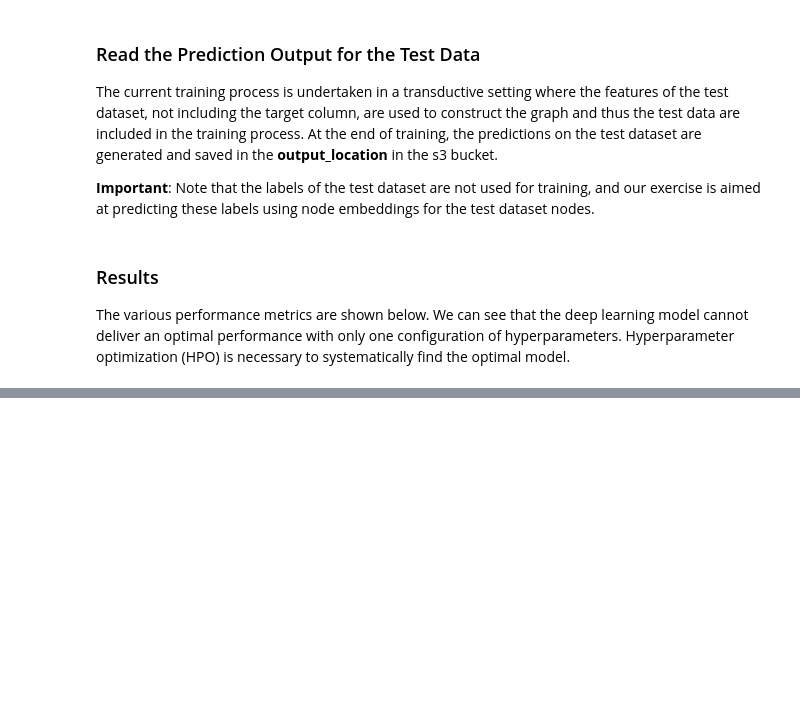
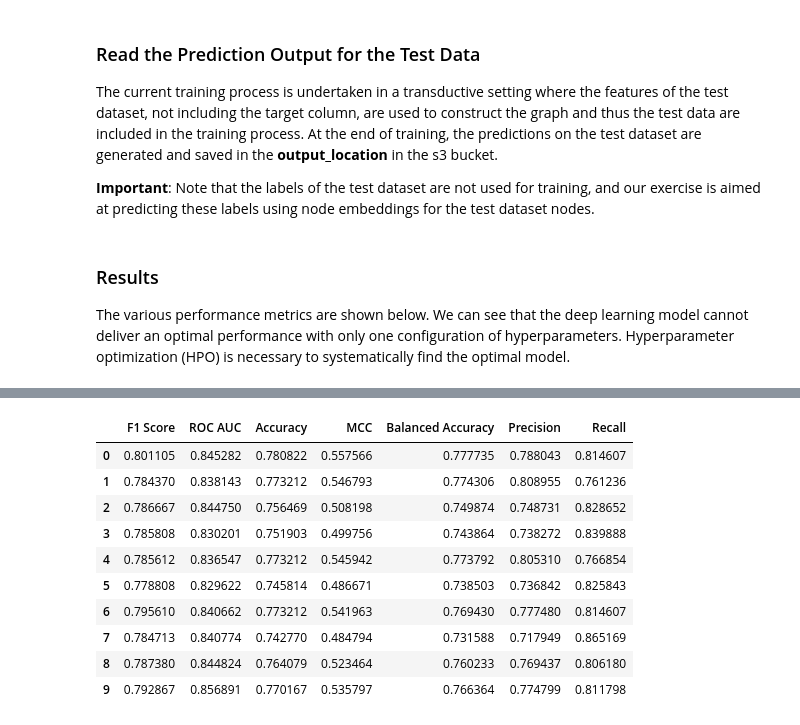
Before and after one commit to awslabs/sagemaker-graph-based-credit-scoring, a Jupyter notebook: notebook.ipynb, the cells around one changed output, grey strips where cells are left out. Drawn from its saved outputs; the diff is of its cells as text; code cells hidden in the pictures; blank space fills up the shorter version.

```diff
--- a/notebook.ipynb
+++ b/notebook.ipynb
@@ -439,0 +688,43 @@ In the production version, we further extend this model with hyperparemeter opti
+# %%
+gcn_results_ind_all = pd.DataFrame(columns = ["F1 Score", "ROC AUC","Accuracy","MCC","Balanced Accuracy","Precision","Recall"])
+
+for j in range(10):
+
+    inductive_entry_train(
+        training_dir = "gcn_processed_data",
+        model_dir = "gcn_results",
+        output_dir = "gcn_results",
+        features_train = "features_train.csv",
+        features_test = "features_test.csv",
+        target_column = target_column,
+        source_destination_node_index = "src_dst_df.csv",
+        n_hidden = hyperparameters["n-hidden"],
+        n_layers = hyperparameters["n-layers"],
+        dropout = hyperparameters["dropout"],
+        weight_decay = hyperparameters["weight-decay"],
+        n_epochs = hyperparameters["n-epochs"],
+        lr = hyperparameters["lr"],
+        aggregator_type = hyperparameters["aggregator-type"],
+        predictions_file_name = "predictions_ind.csv",
+        inductive = "true"
+    )
+
+    gcn_output = pd.read_csv(os.path.join("gcn_results", "predictions_ind.csv"))
+
+    y_true, gcn_y_pred, gcn_y_pred_prob_class_1 = gcn_output["target"], gcn_output["pred"], gcn_output["pred_proba_class_1"]
+    metrics_gcn_results = classification_report(y_true, gcn_y_pred, zero_division=1, output_dict=True)
+
+    gcn_results = pd.DataFrame(
+        {
+            "F1 Score": metrics_gcn_results["1"]["f1-score"],
+            "ROC AUC": roc_auc_score(y_true, gcn_y_pred_prob_class_1),
+            "Accuracy": metrics_gcn_results["accuracy"],
+            "MCC": matthews_corrcoef(y_true, gcn_y_pred),
+            "Balanced Accuracy": balanced_accuracy_score(y_true, gcn_y_pred),
+            "Precision": metrics_gcn_results["1"]["precision"],
+            "Recall": metrics_gcn_results["1"]["recall"],
+        },
+        index=["GCN Inductive"]
+    )
+
+    gcn_results_ind_all = pd.concat([gcn_results_ind_all, gcn_results])
@@ -439,0 +749,14 @@ In the production version, we further extend this model with hyperparemeter opti
+# %%
+gcn_results_ind_all.reset_index(drop=True)
+# %% [output]
+|  | F1 Score | ROC AUC | Accuracy | MCC | Balanced Accuracy | Precision | Recall |
+| 0 | 0.801105 | 0.845282 | 0.780822 | 0.557566 | 0.777735 | 0.788043 | 0.814607 |
+| 1 | 0.784370 | 0.838143 | 0.773212 | 0.546793 | 0.774306 | 0.808955 | 0.761236 |
+| 2 | 0.786667 | 0.844750 | 0.756469 | 0.508198 | 0.749874 | 0.748731 | 0.828652 |
+| 3 | 0.785808 | 0.830201 | 0.751903 | 0.499756 | 0.743864 | 0.738272 | 0.839888 |
+| 4 | 0.785612 | 0.836547 | 0.773212 | 0.545942 | 0.773792 | 0.805310 | 0.766854 |
+| 5 | 0.778808 | 0.829622 | 0.745814 | 0.486671 | 0.738503 | 0.736842 | 0.825843 |
+| 6 | 0.795610 | 0.840662 | 0.773212 | 0.541963 | 0.769430 | 0.777480 | 0.814607 |
+| 7 | 0.784713 | 0.840774 | 0.742770 | 0.484794 | 0.731588 | 0.717949 | 0.865169 |
+| 8 | 0.787380 | 0.844824 | 0.764079 | 0.523464 | 0.760233 | 0.769437 | 0.806180 |
+| 9 | 0.792867 | 0.856891 | 0.770167 | 0.535797 | 0.766364 | 0.774799 | 0.811798 |
```
Also changed, not shown: parts of 28 cells of this notebook, 6 other files.
